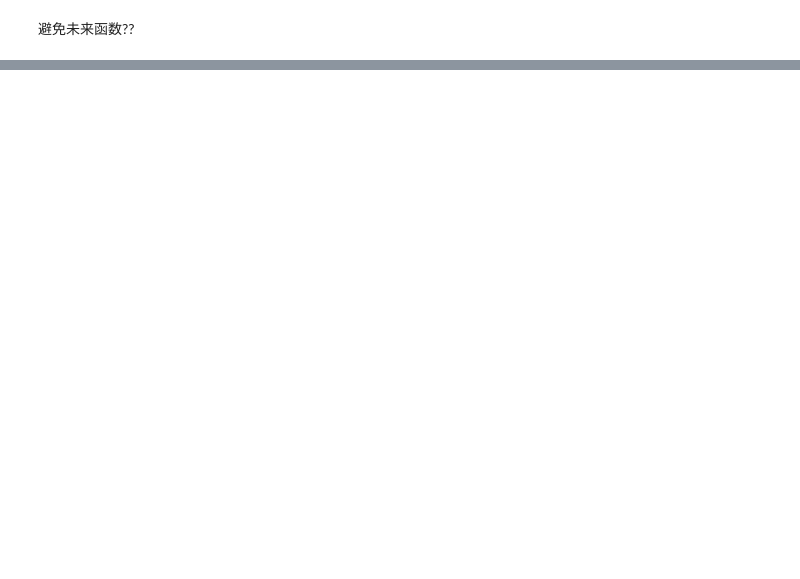
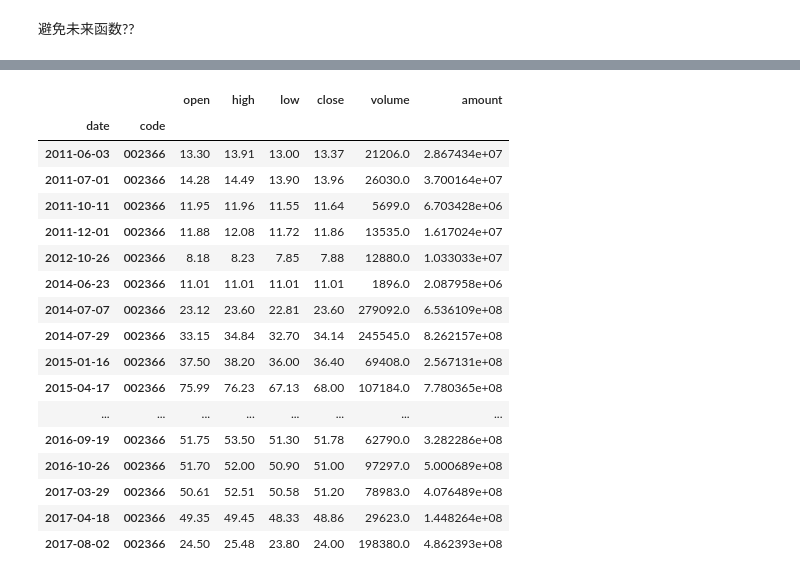
Before and after one commit to dxcv/strategy_research, a Jupyter notebook: holding/taihai.ipynb, the cells around one changed output, grey strips where cells are left out. Saved outputs shown, nothing was run; the diff lists cells and outputs as text; code cells hidden in the pictures; blank space fills up the shorter version.

```diff
--- a/holding/taihai.ipynb
+++ b/holding/taihai.ipynb
@@ -120,0 +232,4 @@ dtype: float64
+# %%
+ind_pos = (open_pre_close_diff.abs() > rolling_std) & \
+(open_pre_close_diff >= 0) & \
+(data_day.open < data_day.high_limit )
@@ -120,0 +240,21 @@ dtype: float64
+# %%
+data_day[ind_pos].data
+# %% [output]
+|  |  | open | high | low | close | volume | amount |
+| date | code |  |  |  |  |  |  |
+| 2011-06-03 | 002366 | 13.30 | 13.91 | 13.00 | 13.37 | 21206.0 | 2.867434e+07 |
+| 2011-07-01 | 002366 | 14.28 | 14.49 | 13.90 | 13.96 | 26030.0 | 3.700164e+07 |
+| 2011-10-11 | 002366 | 11.95 | 11.96 | 11.55 | 11.64 | 5699.0 | 6.703428e+06 |
+| 2011-12-01 | 002366 | 11.88 | 12.08 | 11.72 | 11.86 | 13535.0 | 1.617024e+07 |
+| 2012-10-26 | 002366 | 8.18 | 8.23 | 7.85 | 7.88 | 12880.0 | 1.033033e+07 |
+| 2014-06-23 | 002366 | 11.01 | 11.01 | 11.01 | 11.01 | 1896.0 | 2.087958e+06 |
+| 2014-07-07 | 002366 | 23.12 | 23.60 | 22.81 | 23.60 | 279092.0 | 6.536109e+08 |
+| 2014-07-29 | 002366 | 33.15 | 34.84 | 32.70 | 34.14 | 245545.0 | 8.262157e+08 |
+| 2015-01-16 | 002366 | 37.50 | 38.20 | 36.00 | 36.40 | 69408.0 | 2.567131e+08 |
+| 2015-04-17 | 002366 | 75.99 | 76.23 | 67.13 | 68.00 | 107184.0 | 7.780365e+08 |
+| ... | ... | ... | ... | ... | ... | ... | ... |
+| 2016-09-19 | 002366 | 51.75 | 53.50 | 51.30 | 51.78 | 62790.0 | 3.282286e+08 |
+| 2016-10-26 | 002366 | 51.70 | 52.00 | 50.90 | 51.00 | 97297.0 | 5.000689e+08 |
+| 2017-03-29 | 002366 | 50.61 | 52.51 | 50.58 | 51.20 | 78983.0 | 4.076489e+08 |
+| 2017-04-18 | 002366 | 49.35 | 49.45 | 48.33 | 48.86 | 29623.0 | 1.448264e+08 |
+| 2017-08-02 | 002366 | 24.50 | 25.48 | 23.80 | 24.00 | 198380.0 | 4.862393e+08 |
```
Also changed, not shown: parts of 31 cells of this notebook, 8 other files.
